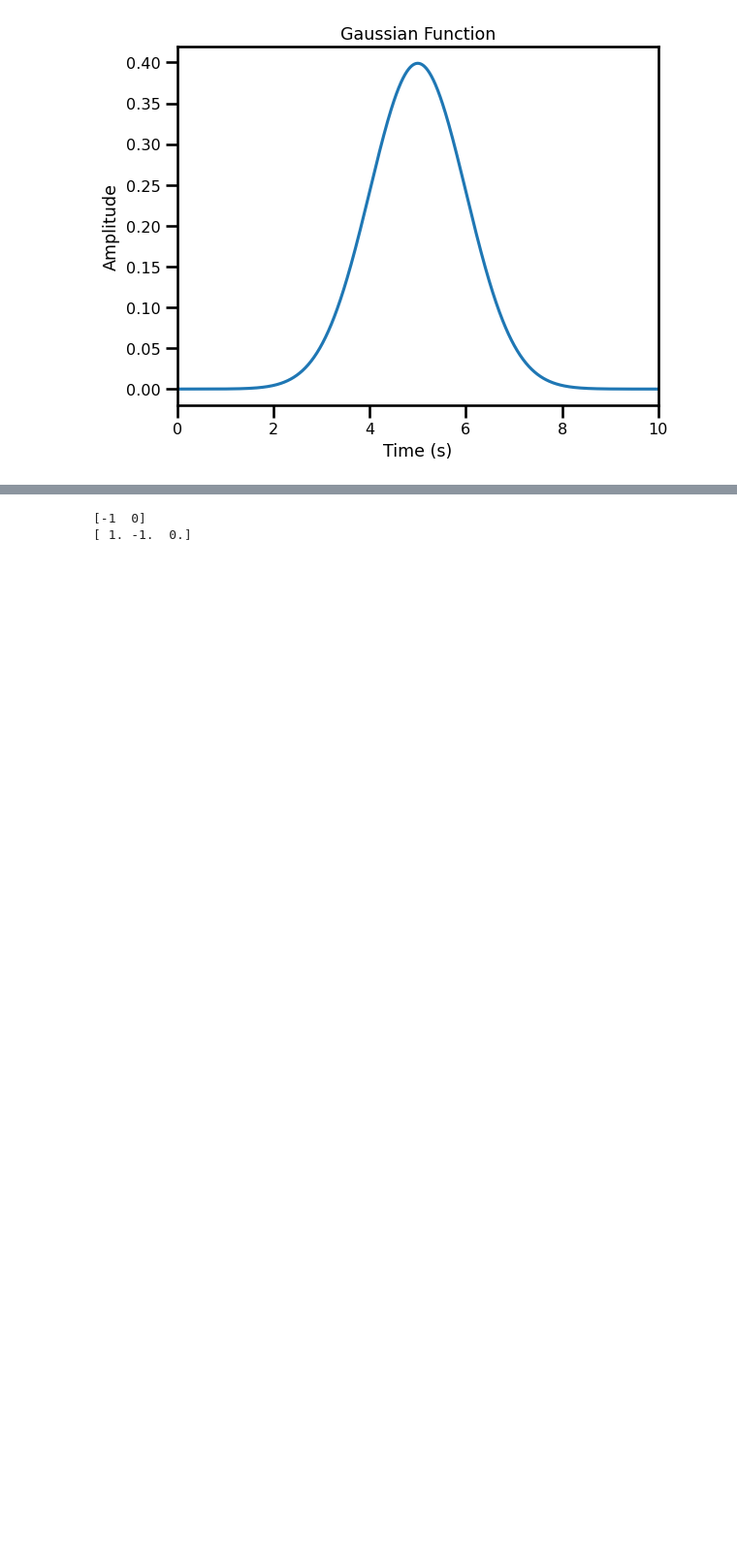
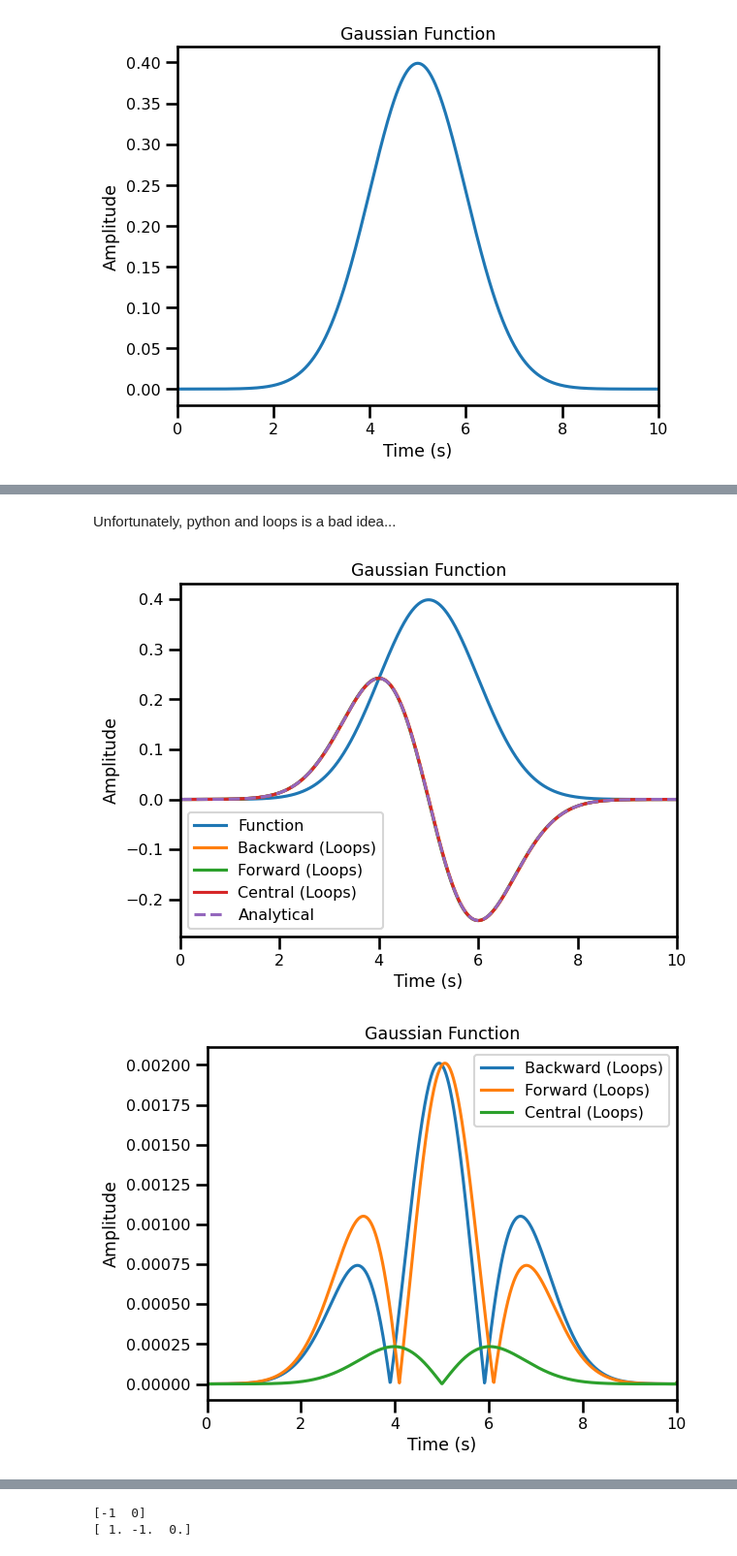
Before and after one commit to jejjohnson/jaxsw, a Jupyter notebook: notebooks/dev/eman/differential_operators/0_finite_difference.ipynb, the cells around one changed output, grey strips where cells are left out. Shown at 97% size. Cells and saved outputs as stored; diff of their text form; code cells hidden in the pictures; blank space fills up the shorter version.

```diff
--- a/notebooks/dev/eman/differential_operators/0_finite_difference.ipynb
+++ b/notebooks/dev/eman/differential_operators/0_finite_difference.ipynb
@@ -122,3 +139,48 @@ Notice that the spatial derivatives are *universal* in the sense that these oper
+# %% [markdown]
+Unfortunately, python and loops is a bad idea...
+# %%
+solutions = dict()
+solutions["loops"] = dict()
+
+solutions["loops"]["forward"] = diff_forward(f, dt)
+solutions["loops"]["backward"] = diff_backward(f, dt)
+solutions["loops"]["central"] = diff_central(f, dt)
+# %%
+fig, ax = plt.subplots()
+ax.plot(time, f, label="Function")
+ax.plot(time, solutions["loops"]["backward"], label="Backward (Loops)")
+ax.plot(time, solutions["loops"]["forward"], label=f"Forward (Loops)")
+ax.plot(time, solutions["loops"]["central"], label=f"Central (Loops)")
+ax.plot(time, df, label="Analytical", linestyle="--")
+ax.set(
+    title="Gaussian Function",
+    xlabel="Time (s)",
+    ylabel="Amplitude",
+    xlim=(0,tmax)
+)
+plt.legend()
+plt.tight_layout()
+plt.show()
+
+fig, ax = plt.subplots()
+ax.plot(time,
+        np.abs(solutions["loops"]["backward"] - df), label="Backward (Loops)")
+ax.plot(time,
+        np.abs(solutions["loops"]["forward"] - df), label="Forward (Loops)")
+ax.plot(time,
+        np.abs(solutions["loops"]["central"] - df), label="Central (Loops)")
+ax.set(
+    title="Gaussian Function",
+    xlabel="Time (s)",
+    ylabel="Amplitude",
+    xlim=(0,tmax)
+)
+plt.legend()
+plt.tight_layout()
+plt.show()
+# %% [output]
+[figure, added]
+[figure, added]
 # %%
 from jaxdf.conv import fd_coefficients_fornberg
 # %%
```
Also changed, not shown: parts of 42 cells of this notebook, 8 other files.
